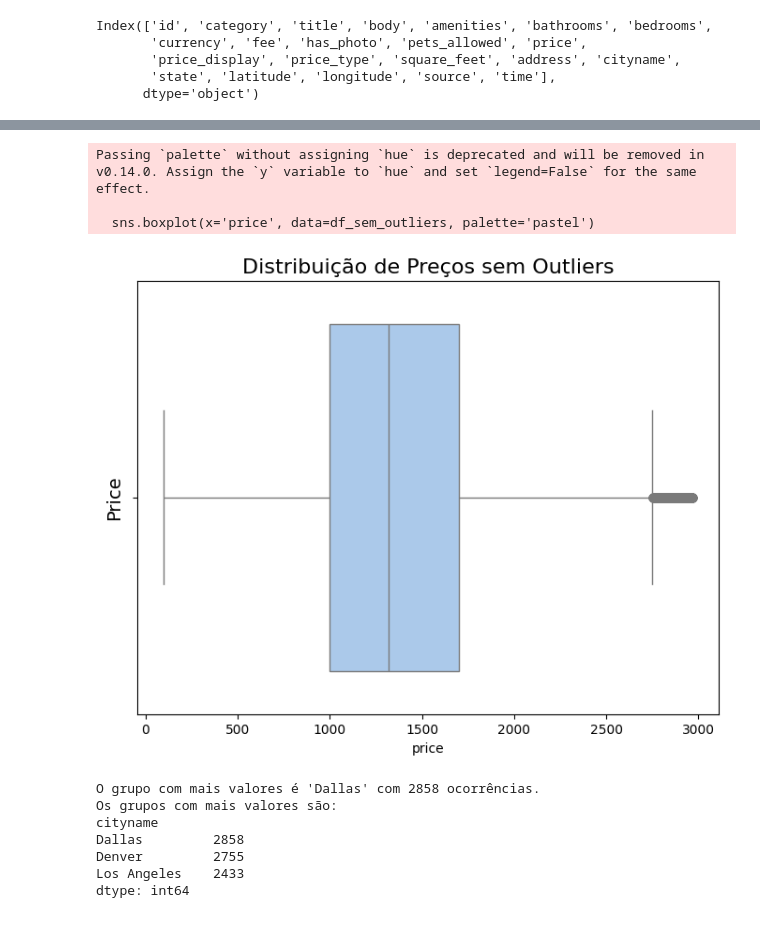
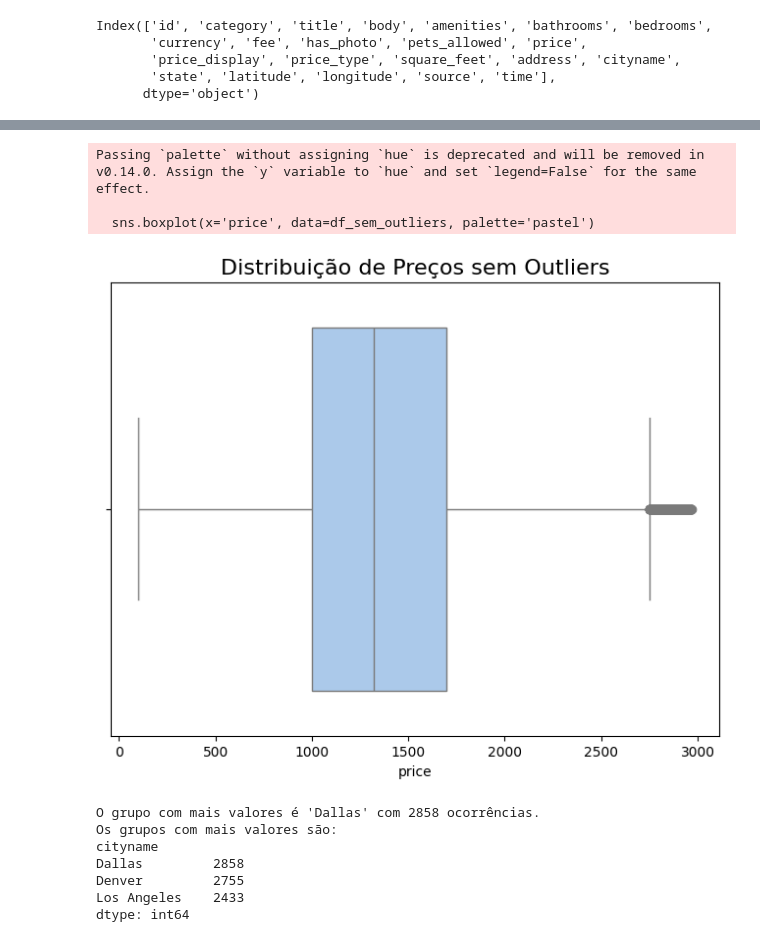
Before and after one commit to lucasbenevinuto/An-lise-Imobili-ria-, a Jupyter notebook: 100k.ipynb, the cells around one changed output, grey strips where cells are left out. Saved outputs shown, nothing was run; the diff lists cells and outputs as text; code cells hidden in the pictures.

```diff
--- a/100k.ipynb
+++ b/100k.ipynb
@@ -3,7 +3,7 @@ import pandas as pd
 import numpy as np
 import matplotlib.pyplot as plt
 # %%
-dataset_1 = pd.read_csv('apartments_for_rent_classified_100K.csv', encoding='latin1' , delimiter=';')
+dataset_1 = pd.read_csv('dataset/apartments_for_rent_classified_100K.csv', encoding='latin1' , delimiter=';')
 # %%
 print(dataset_1.columns)
 # %% [output]
@@ -52,33 +51,32 @@ Passing `palette` without assigning `hue` is deprecated and will be removed in v
 # %%
 
 df = dataset_1
 # Calcular Q1, Q3 e IQR
 Q1 = df['price'].quantile(0.25)
 Q3 = df['price'].quantile(0.75)
 IQR = Q3 - Q1
 
 # Definir limites para remover outliers
 limite_inferior = Q1 - 1.5 * IQR
 limite_superior = Q3 + 1.5 * IQR
 
 # Filtrar os dados para remover outliers
 df_sem_outliers = df[(df['price'] >= limite_inferior) & (df['price'] <= limite_superior)]
 
 # Criar o boxplot sem os outliers
 plt.figure(figsize=(8, 6))
 sns.boxplot(x='price', data=df_sem_outliers, palette='pastel')
 
 # Adicionar título e rótulos
 plt.title('Distribuição de Preços sem Outliers', fontsize=16)
-plt.ylabel('Price', fontsize=14)
 
 # Exibir o gráfico
 plt.show()
 # %% [output]
 Passing `palette` without assigning `hue` is deprecated and will be removed in v0.14.0. Assign the `y` variable to `hue` and set `legend=False` for the same effect.
 
   sns.boxplot(x='price', data=df_sem_outliers, palette='pastel')
-[figure, old version]
+[figure, new version]
 # %%
 # Definindo uma função de adaptação
 def adaptar(valor):
```
Also changed, not shown: parts of 18 cells of this notebook, 24 other files.
